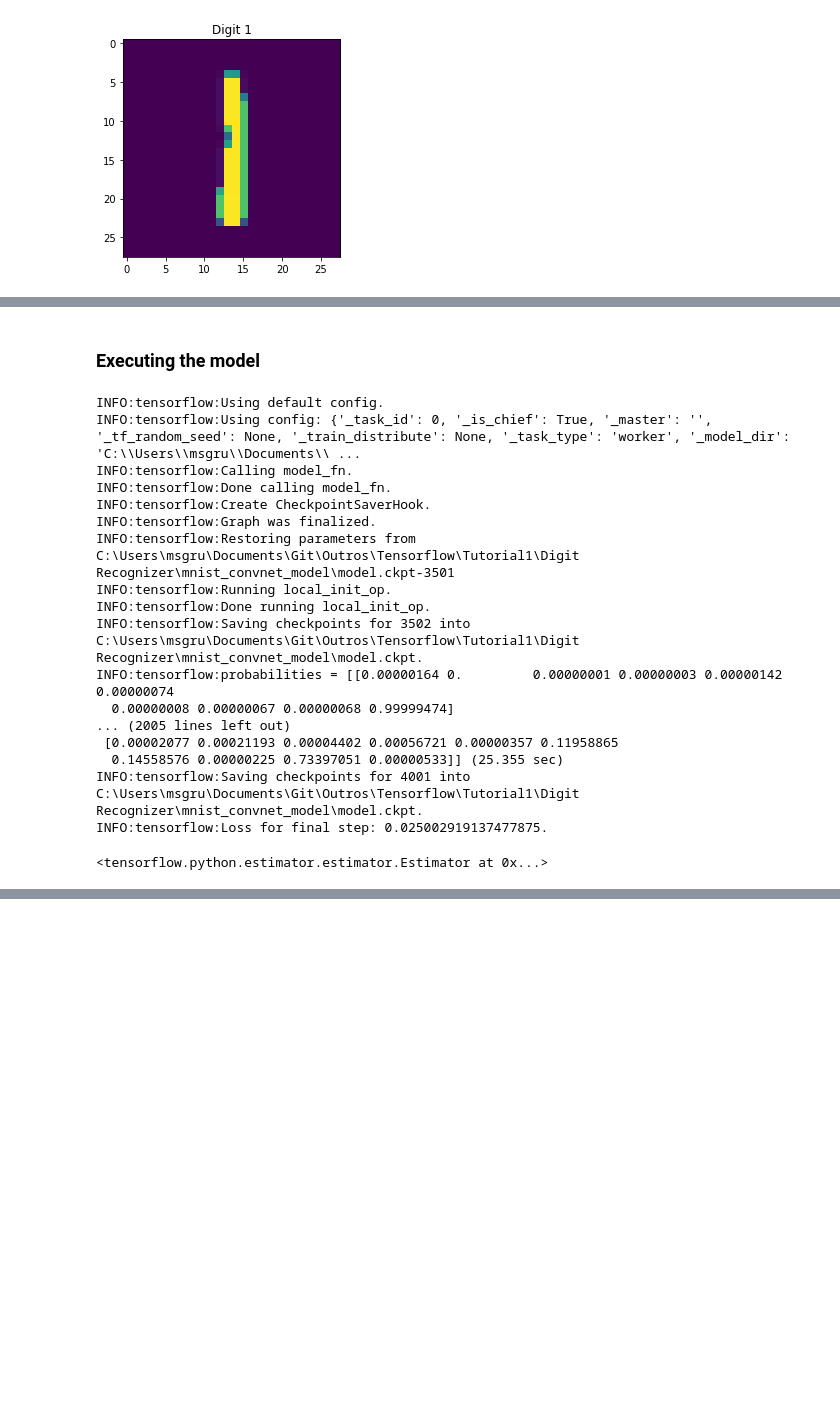
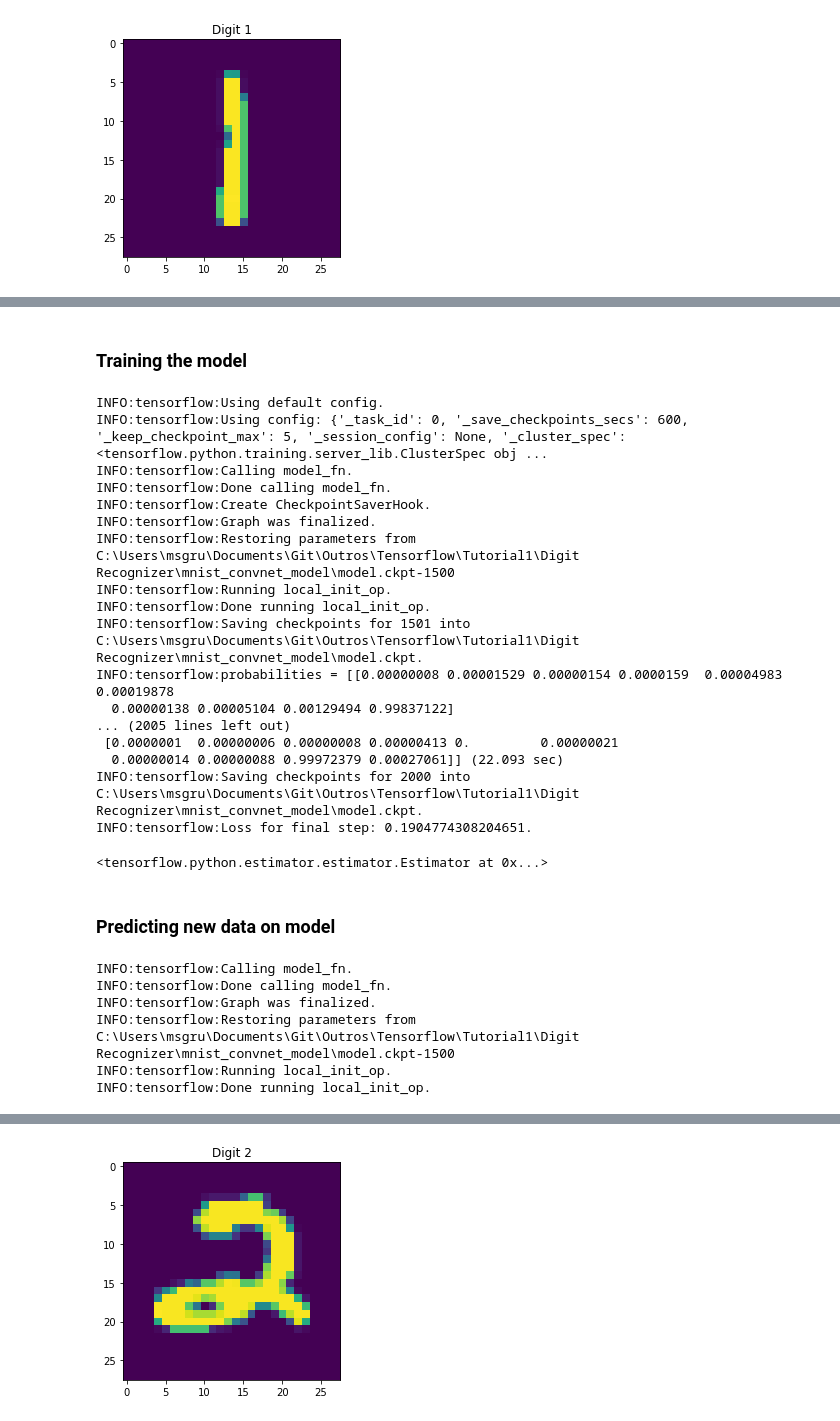
Before and after one commit to Murillo/Challenge-Kaggle, a Jupyter notebook: Digit Recognizer/digit-recognizer.ipynb, the cells around one changed output, grey strips where cells are left out. Cells and saved outputs as stored; diff of their text form; code cells hidden in the pictures; blank space fills up the shorter version.

Commit message:
Improving cnn model

```diff
--- a/Digit Recognizer/digit-recognizer.ipynb
+++ b/Digit Recognizer/digit-recognizer.ipynb
@@ -121,10 +110,10 @@ def cnn_model_fn(features, labels, mode):
 # %% [markdown]
-### Executing the model
+### Training the model
 # %%
 ###################################
 ####### Create the Estimator ######
 mnist_classifier = tf.estimator.Estimator(
-    model_fn=cnn_model_fn, model_dir="C:\\Users\\msgru\\Documents\\Git\\Outros\\Tensorflow\\Tutorial1\\Digit Recognizer\\mnist_convnet_model")
+    model_fn=cnn_model, model_dir="C:\\Users\\msgru\\Documents\\Git\\Outros\\Tensorflow\\Tutorial1\\Digit Recognizer\\mnist_convnet_model")
 
 ##########################################
 ###### Set up logging for predictions
@@ -148,20 +137,39 @@ mnist_classifier.train(
 ###############################
 # %% [output]
 INFO:tensorflow:Using default config.
-INFO:tensorflow:Using config: {'_task_id': 0, '_is_chief': True, '_master': '', '_tf_random_seed': None, '_train_distribute': None, '_task_type': 'worker', '_model_dir': 'C:\\Users\\msgru\\Documents\\ ...
+INFO:tensorflow:Using config: {'_task_id': 0, '_save_checkpoints_secs': 600, '_keep_checkpoint_max': 5, '_session_config': None, '_cluster_spec': <tensorflow.python.training.server_lib.ClusterSpec obj ...
 INFO:tensorflow:Calling model_fn.
 INFO:tensorflow:Done calling model_fn.
 INFO:tensorflow:Create CheckpointSaverHook.
 INFO:tensorflow:Graph was finalized.
-INFO:tensorflow:Restoring parameters from C:\Users\msgru\Documents\Git\Outros\Tensorflow\Tutorial1\Digit Recognizer\mnist_convnet_model\model.ckpt-3501
+INFO:tensorflow:Restoring parameters from C:\Users\msgru\Documents\Git\Outros\Tensorflow\Tutorial1\Digit Recognizer\mnist_convnet_model\model.ckpt-1500
 INFO:tensorflow:Running local_init_op.
 INFO:tensorflow:Done running local_init_op.
-INFO:tensorflow:Saving checkpoints for 3502 into C:\Users\msgru\Documents\Git\Outros\Tensorflow\Tutorial1\Digit Recognizer\mnist_convnet_model\model.ckpt.
-INFO:tensorflow:probabilities = [[0.00000164 0.         0.00000001 0.00000003 0.00000142 0.00000074
-  0.00000008 0.00000067 0.00000068 0.99999474]
+INFO:tensorflow:Saving checkpoints for 1501 into C:\Users\msgru\Documents\Git\Outros\Tensorflow\Tutorial1\Digit Recognizer\mnist_convnet_model\model.ckpt.
+INFO:tensorflow:probabilities = [[0.00000008 0.00001529 0.00000154 0.0000159  0.00004983 0.00019878
+  0.00000138 0.00005104 0.00129494 0.99837122]
 ... (2005 lines left out)
- [0.00002077 0.00021193 0.00004402 0.00056721 0.00000357 0.11958865
-  0.14558576 0.00000225 0.73397051 0.00000533]] (25.355 sec)
-INFO:tensorflow:Saving checkpoints for 4001 into C:\Users\msgru\Documents\Git\Outros\Tensorflow\Tutorial1\Digit Recognizer\mnist_convnet_model\model.ckpt.
-INFO:tensorflow:Loss for final step: 0.025002919137477875.
+ [0.0000001  0.00000006 0.00000008 0.00000413 0.         0.00000021
+  0.00000014 0.00000088 0.99972379 0.00027061]] (22.093 sec)
+INFO:tensorflow:Saving checkpoints for 2000 into C:\Users\msgru\Documents\Git\Outros\Tensorflow\Tutorial1\Digit Recognizer\mnist_convnet_model\model.ckpt.
+INFO:tensorflow:Loss for final step: 0.1904774308204651.
 <tensorflow.python.estimator.estimator.Estimator at 0x...>
+# %% [markdown]
+### Predicting new data on model
+# %%
+predict_input_fn = tf.estimator.inputs.numpy_input_fn(
+  x={"x": test.iloc[:,:].values.astype(float)},
+  num_epochs=1,
+  shuffle=False)
+test_results = mnist_classifier.predict(input_fn=predict_input_fn)
+# %%
+# Selecting the first prediction and showing on screen
+results = [res['classes'] for res in test_results]
+show_image(test.iloc[0,:].values, results[0])
+# %% [output]
+INFO:tensorflow:Calling model_fn.
+INFO:tensorflow:Done calling model_fn.
+INFO:tensorflow:Graph was finalized.
+INFO:tensorflow:Restoring parameters from C:\Users\msgru\Documents\Git\Outros\Tensorflow\Tutorial1\Digit Recognizer\mnist_convnet_model\model.ckpt-1500
+INFO:tensorflow:Running local_init_op.
+INFO:tensorflow:Done running local_init_op.
@@ -167,0 +177 @@ INFO:tensorflow:Loss for final step: 0.025002919137477875.
+[figure, added]
```
Also changed, not shown: parts of 7 cells of this notebook.
